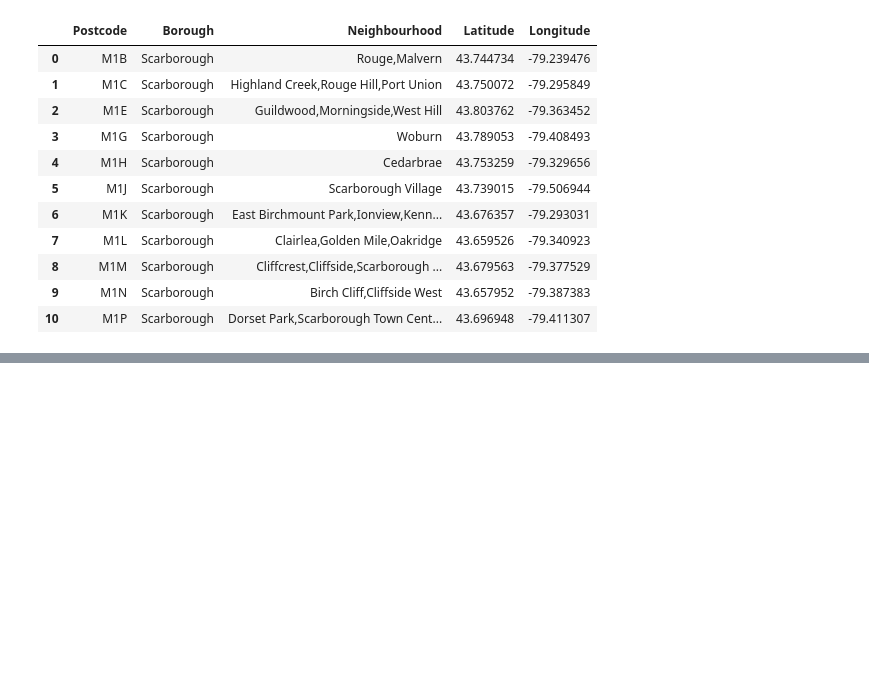
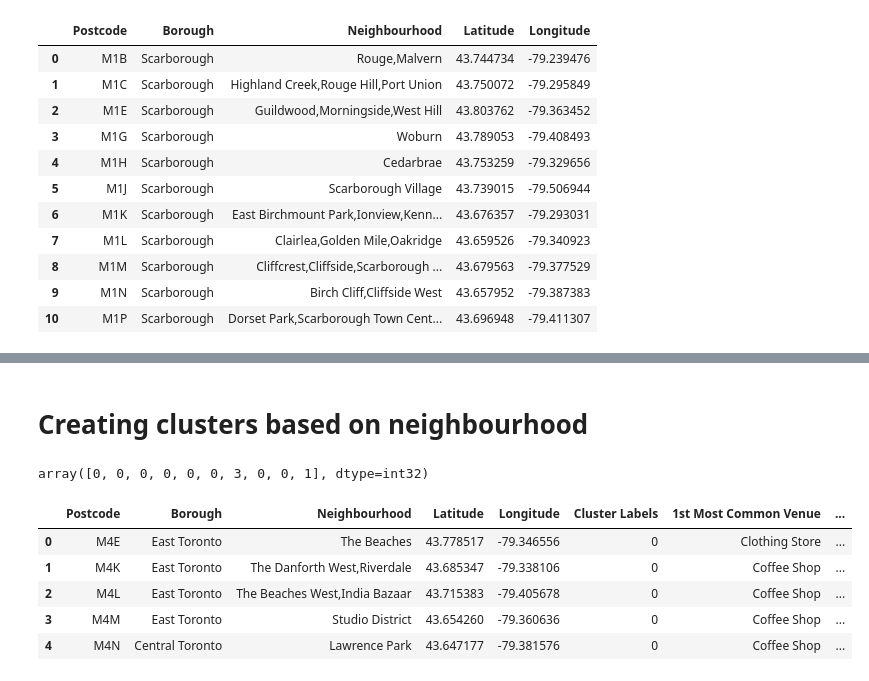
Before and after one commit to Akshata2889/Coursera_Capstone-, a Jupyter notebook: Segmentation and Clustering.ipynb, the cells around one changed output, grey strips where cells are left out. Drawn from its saved outputs; the diff is of its cells as text; code cells hidden in the pictures; blank space fills up the shorter version.

```diff
--- a/Segmentation and Clustering.ipynb
+++ b/Segmentation and Clustering.ipynb
@@ -151,0 +400,6 @@ new_df.head(11)
+# %%
+def return_most_common_venues(row, num_top_venues):
+    row_categories = row.iloc[1:]
+    row_categories_sorted = row_categories.sort_values(ascending=False)
+
+    return row_categories_sorted.index.values[0:num_top_venues]
@@ -151,0 +435,28 @@ new_df.head(11)
+# %% [markdown]
+# Creating clusters based on neighbourhood
+# %%
+kclusters = 6
+
+toronto_neighbourhood_clustering = toronto_grouped.drop('Neighbourhood', 1)
+
+kmeans = KMeans(n_clusters=kclusters, random_state=0).fit(toronto_neighbourhood_clustering)
+
+kmeans.labels_[0:10]
+# %% [output]
+array([0, 0, 0, 0, 0, 0, 3, 0, 0, 1], dtype=int32)
+# %%
+
+neighbourhood_venues_df.insert(0, 'Cluster Labels', kmeans.labels_)
+
+df_merged = toronto_data
+
+df_merged = df_merged.join(neighbourhood_venues_df.set_index('Neighbourhood'), on='Neighbourhood')
+
+df_merged.head()
+# %% [output]
+|  | Postcode | Borough | Neighbourhood | Latitude | Longitude | Cluster Labels | 1st Most Common Venue | ... |
+| 0 | M4E | East Toronto | The Beaches | 43.778517 | -79.346556 | 0 | Clothing Store | ... |
+| 1 | M4K | East Toronto | The Danforth West,Riverdale | 43.685347 | -79.338106 | 0 | Coffee Shop | ... |
+| 2 | M4L | East Toronto | The Beaches West,India Bazaar | 43.715383 | -79.405678 | 0 | Coffee Shop | ... |
+| 3 | M4M | East Toronto | Studio District | 43.654260 | -79.360636 | 0 | Coffee Shop | ... |
+| 4 | M4N | Central Toronto | Lawrence Park | 43.647177 | -79.381576 | 0 | Coffee Shop | ... |
```
Also changed, not shown: parts of 31 cells of this notebook.
